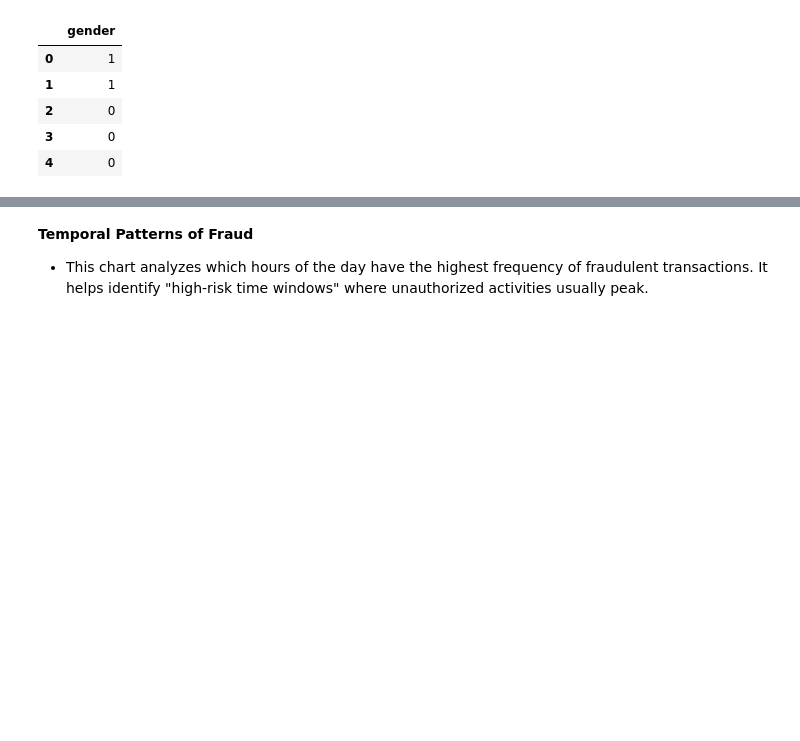
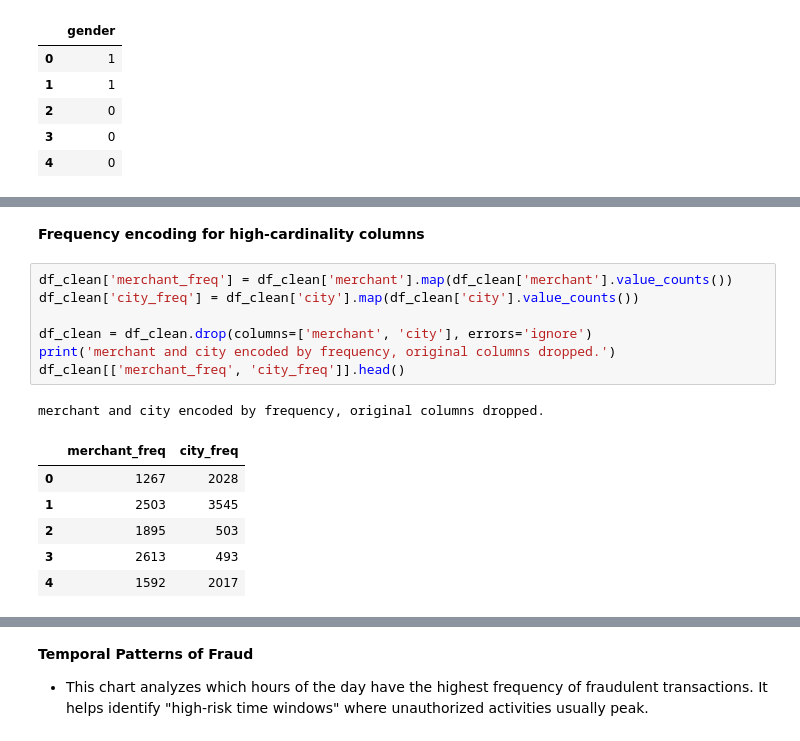
Before and after one commit to Lama-Alfaifi/fraud-detection-anomaly-ai, a Jupyter notebook: 02_data_cleaning.ipynb, the cells around one changed output, grey strips where cells are left out. Saved outputs shown, nothing was run; the diff lists cells and outputs as text; blank space fills up the shorter version.

```diff
--- a/02_data_cleaning.ipynb
+++ b/02_data_cleaning.ipynb
@@ -155,0 +176,17 @@ df_clean[['gender']].head() #show as table
+# %% [markdown]
+**Frequency encoding for high-cardinality columns**
+# %%
+df_clean['merchant_freq'] = df_clean['merchant'].map(df_clean['merchant'].value_counts())
+df_clean['city_freq'] = df_clean['city'].map(df_clean['city'].value_counts())
+
+df_clean = df_clean.drop(columns=['merchant', 'city'], errors='ignore')
+print('merchant and city encoded by frequency, original columns dropped.')
+df_clean[['merchant_freq', 'city_freq']].head()
+# %% [output]
+merchant and city encoded by frequency, original columns dropped.
+|  | merchant_freq | city_freq |
+| 0 | 1267 | 2028 |
+| 1 | 2503 | 3545 |
+| 2 | 1895 | 503 |
+| 3 | 2613 | 493 |
+| 4 | 1592 | 2017 |
```
Also changed, not shown: parts of 9 cells of this notebook.
